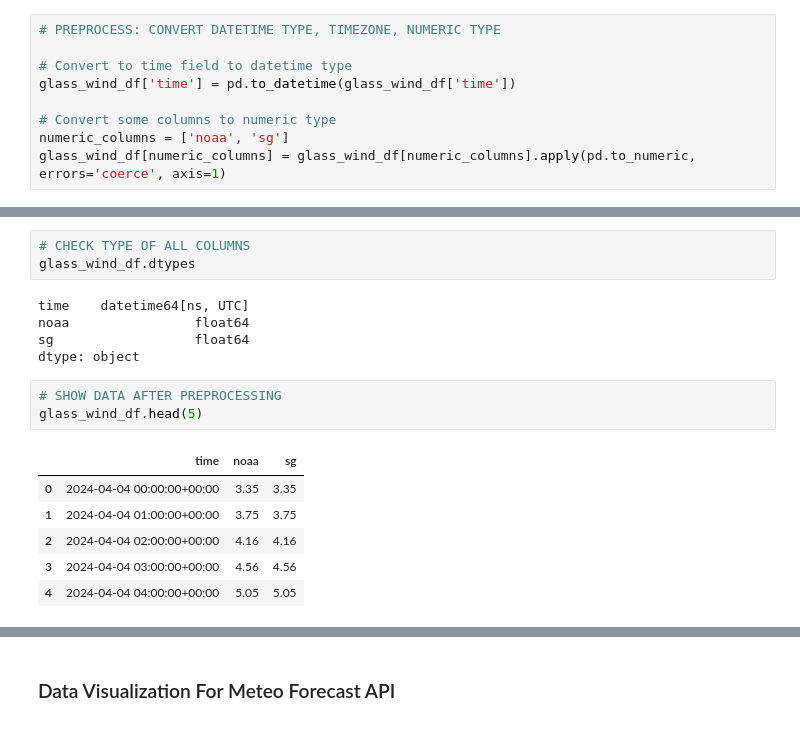
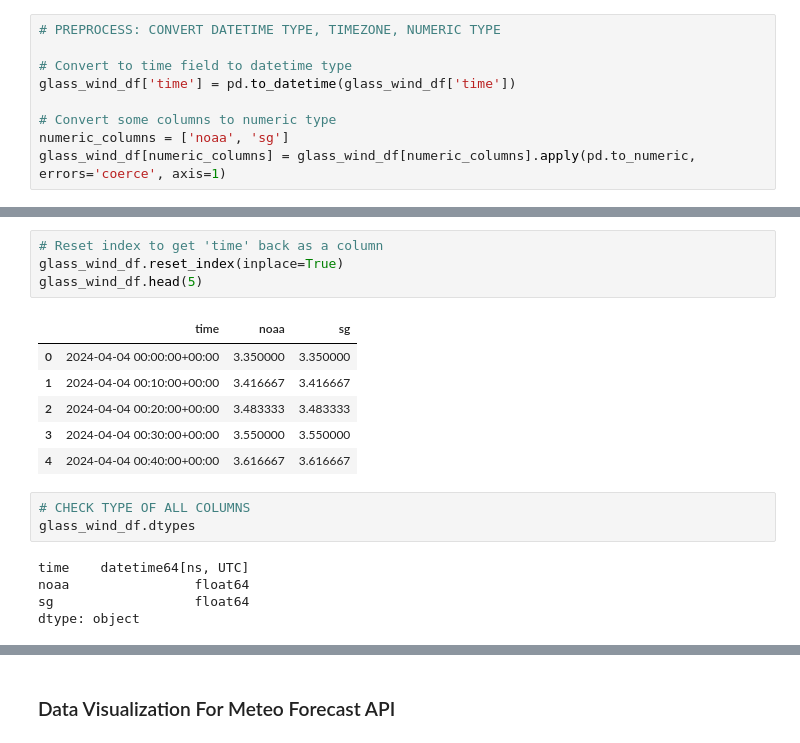
Before and after one commit to dungbachviet/windspeed-forecast-project, a Jupyter notebook: visualization.ipynb, the cells around one changed output, grey strips where cells are left out. Saved outputs shown, nothing was run; the diff lists cells and outputs as text.

```diff
--- a/visualization.ipynb
+++ b/visualization.ipynb
@@ -90,3 +129,14 @@ glass_wind_df[numeric_columns] = glass_wind_df[numeric_columns].apply(pd.to_nume
+# %%
+# Reset index to get 'time' back as a column
+glass_wind_df.reset_index(inplace=True)
+glass_wind_df.head(5)
+# %% [output]
+|  | time | noaa | sg |
+| 0 | 2024-04-04 00:00:00+00:00 | 3.350000 | 3.350000 |
+| 1 | 2024-04-04 00:10:00+00:00 | 3.416667 | 3.416667 |
+| 2 | 2024-04-04 00:20:00+00:00 | 3.483333 | 3.483333 |
+| 3 | 2024-04-04 00:30:00+00:00 | 3.550000 | 3.550000 |
+| 4 | 2024-04-04 00:40:00+00:00 | 3.616667 | 3.616667 |
 # %%
 # CHECK TYPE OF ALL COLUMNS
 glass_wind_df.dtypes
@@ -95,16 +145,6 @@ time    datetime64[ns, UTC]
 noaa                float64
 sg                  float64
 dtype: object
-# %%
-# SHOW DATA AFTER PREPROCESSING
-glass_wind_df.head(5)
-# %% [output]
-|  | time | noaa | sg |
-| 0 | 2024-04-04 00:00:00+00:00 | 3.35 | 3.35 |
-| 1 | 2024-04-04 01:00:00+00:00 | 3.75 | 3.75 |
-| 2 | 2024-04-04 02:00:00+00:00 | 4.16 | 4.16 |
-| 3 | 2024-04-04 03:00:00+00:00 | 4.56 | 4.56 |
-| 4 | 2024-04-04 04:00:00+00:00 | 5.05 | 5.05 |
 # %%
 # VISUALIZE REAL DATA OF WINDSPEED ON TUABINS
 
```
Also changed, not shown: parts of 6 cells of this notebook, 9 other files.
